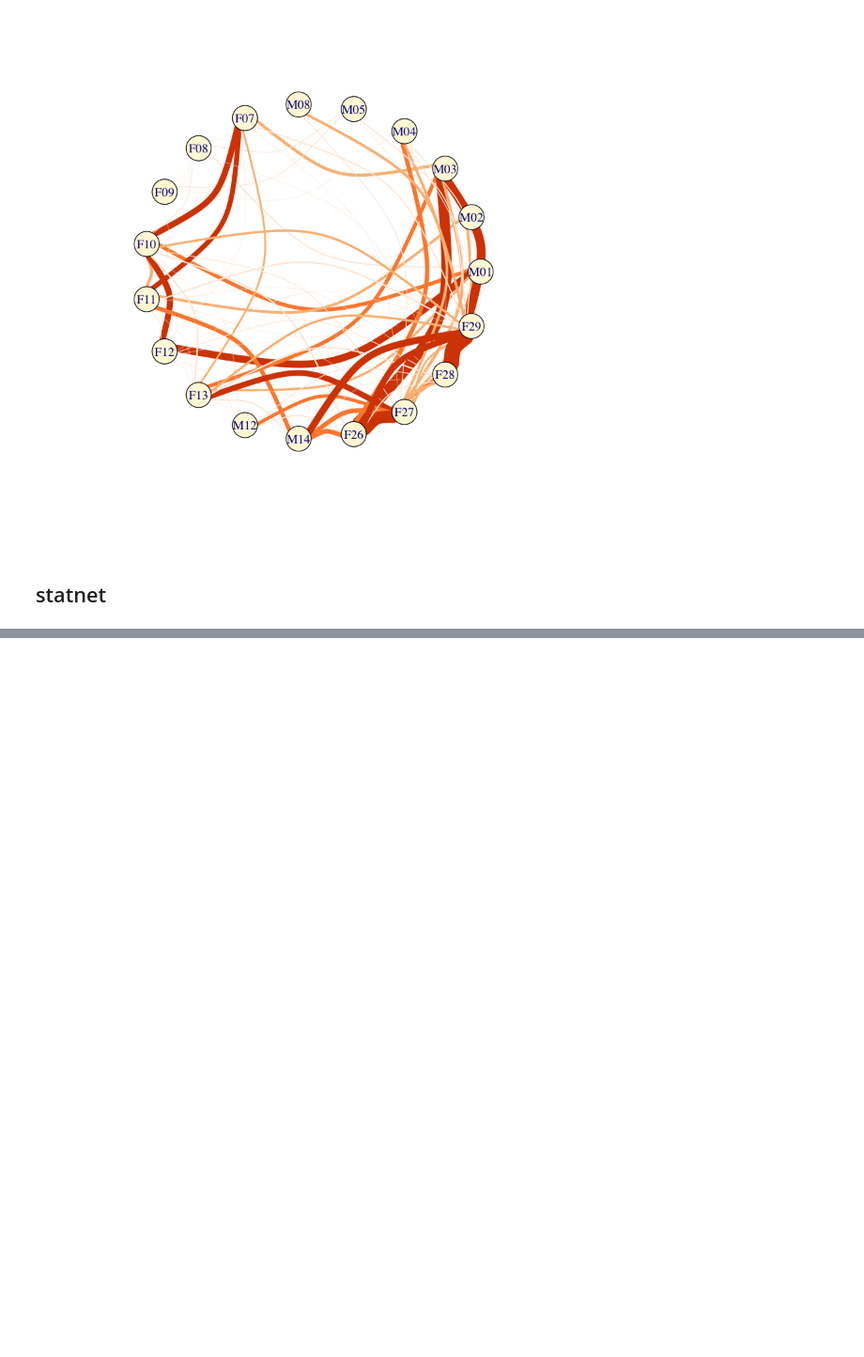
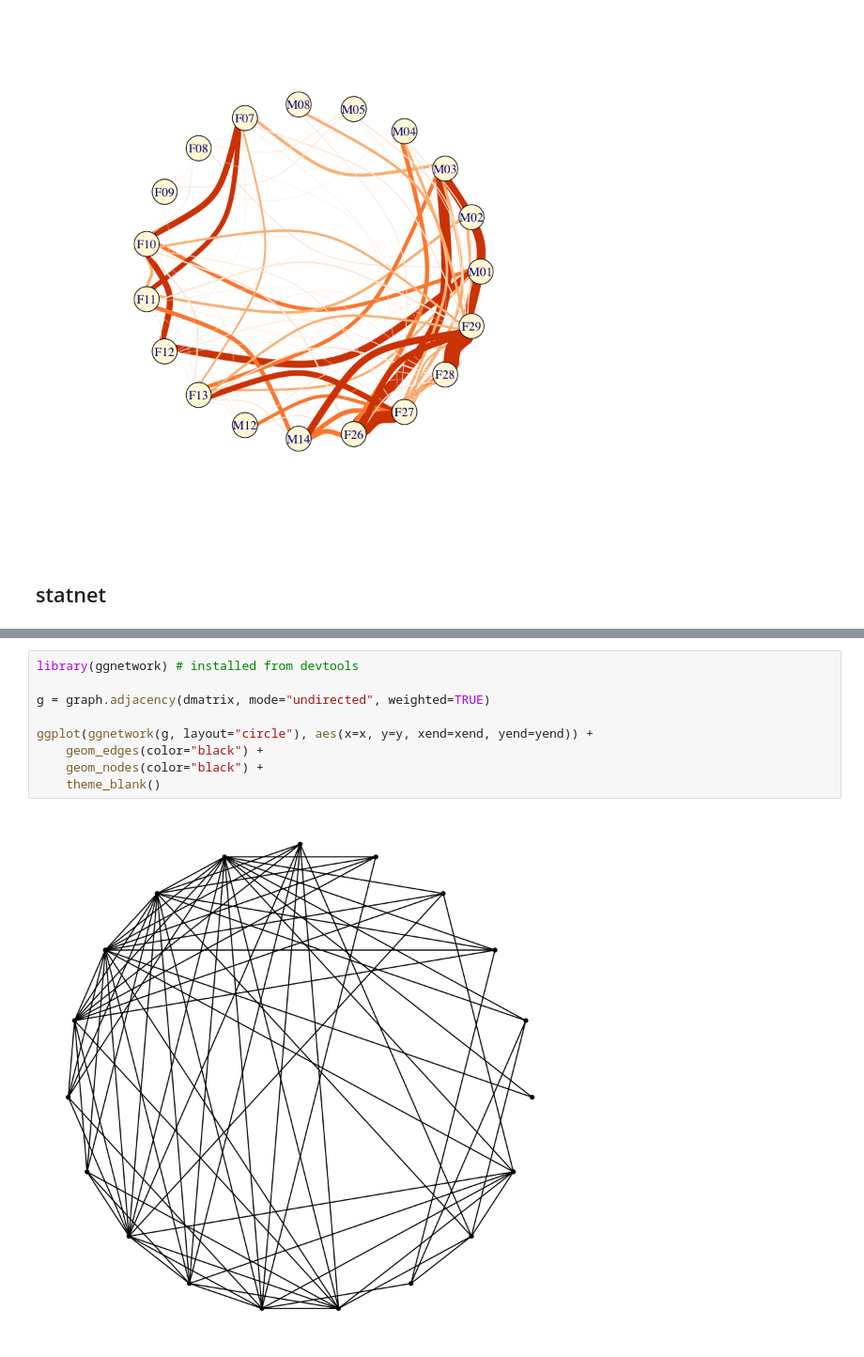
Before and after one commit to ryanraaum/bioanth-plots, a Jupyter notebook: Social Network in R.ipynb, the cells around one changed output, grey strips where cells are left out. Shown at 94% size. Cells and saved outputs as stored; diff of their text form; blank space fills up the shorter version.

```diff
--- a/Social Network in R.ipynb
+++ b/Social Network in R.ipynb
@@ -47,0 +90,11 @@ gplot(net, gmode="graph",
+# %%
+library(ggnetwork) # installed from devtools
+
+g = graph.adjacency(dmatrix, mode="undirected", weighted=TRUE)
+
+ggplot(ggnetwork(g, layout="circle"), aes(x=x, y=y, xend=xend, yend=yend)) +
+    geom_edges(color="black") +
+    geom_nodes(color="black") +
+    theme_blank()
+# %% [output]
+[figure, added]
```
Also changed, not shown: parts of 4 cells of this notebook.
